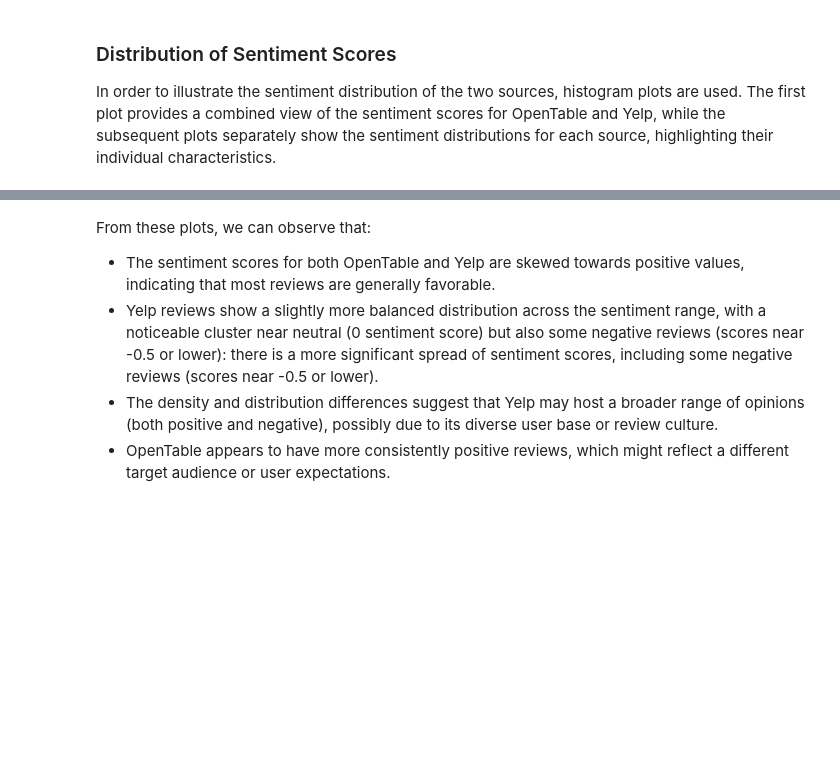
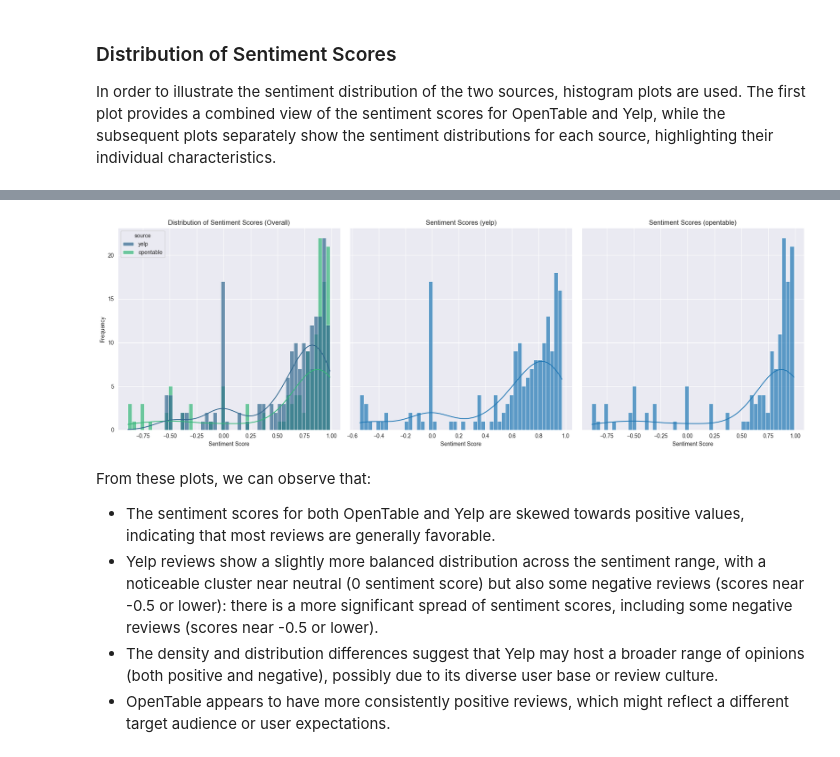
Before and after one commit to MarcoRiva6/webscraping-4-NLP, a Jupyter notebook: sentiment_analysis.ipynb, the cells around one changed output, grey strips where cells are left out. Cells and saved outputs as stored; diff of their text form; code cells hidden in the pictures; blank space fills up the shorter version.

```diff
--- a/sentiment_analysis.ipynb
+++ b/sentiment_analysis.ipynb
@@ -7,6 +7,7 @@ This notebook performs sentiment analysis on the cleaned reviews from the previo
 # %%
 # where to save and read the data from
 main_path = './'
+sources_path = "./sources"
 # %%
 !pip install -q langdetect
 !pip install -q vaderSentiment
@@ -30,6 +31,12 @@ import os
 # Sentiment Analysis
 
 The sentiment analysis is done using the VADER sentiment analysis tool. The reviews are first translated to English if they are not already in English. The sentiment score is then calculated for each review. The final output is a CSV file with the original reviews, the detected language, and the sentiment score.
+# %%
+# define global variables
+inital_datasets = []
+processed_datasets = []
+
+source_template = {'name': None, 'data': None, 'filename': None}
 # %% [markdown]
 ### Load the Data
 # %%
@@ -86,7 +98,8 @@ def analyze_sentiment(text):
 
 # Process the dataframe
 def process_reviews(dataframe, source_name):
-    dataframe['language'] = dataframe['text'].apply(detect_language)
+    if 'language' not in dataframe.columns or dataframe['language'].isnull() > 0:
+        dataframe['language'] = dataframe['text'].apply(detect_language)
     dataframe['translated_text'] = dataframe.apply(
         lambda row: translate_to_english(row['text'], row['language']), axis=1
     )
@@ -145,12 +161,9 @@ The sentiment-annotated data is loaded for visualization. The two sources are co
 # %%
-# Load the sentiment-annotated data
-opentable_reviews = pd.read_csv(main_path + "opentable_reviews_with_sentiment.csv")
-yelp_reviews = pd.read_csv(main_path + "yelp_reviews_with_sentiment.csv")
+for source in processed_datasets:
+    source['data']['source'] = source['name']
 
 # Combine datasets
-opentable_reviews['source'] = 'OpenTable'
-yelp_reviews['source'] = 'Yelp'
-combined_reviews = pd.concat([opentable_reviews, yelp_reviews], ignore_index=True)
+combined_reviews = pd.concat([source['data'] for source in processed_datasets], ignore_index=True)
 
 # Categorize sentiment
 def categorize_sentiment(score):
@@ -162,3 +175,4 @@ def categorize_sentiment(score):
         return 'Neutral'
 
 combined_reviews['sentiment_category'] = combined_reviews['sentiment_score'].apply(categorize_sentiment)
+combined_reviews.head()
@@ -221,3 +190,45 @@ plt.show()
+# %%
+import math
+num_of_sources = len(processed_datasets)
+graph_per_row = 3
+fig, axes = plt.subplots(math.ceil(num_of_sources / graph_per_row), graph_per_row, figsize=(18, 6), sharey=True)
+
+# Distribution of Sentiment Scores
+sns.histplot(
+    data=combined_reviews,
+    x='sentiment_score',
+    hue='source',
+    kde=True,
+    bins=50,
+    palette="viridis",
+    alpha=0.7,
+    ax=axes[0]
+)
+axes[0].set_title("Distribution of Sentiment Scores (Overall)")
+axes[0].set_xlabel("Sentiment Score")
+axes[0].set_ylabel("Frequency")
+handles, labels = axes[0].get_legend_handles_labels()
+
+# sources Sentiment Distribution
+for i, source in enumerate(processed_datasets):
+    sns.histplot(
+        data=source['data'],
+        x='sentiment_score',
+        kde=True,
+        bins=50,
+        alpha=0.7,
+        ax=axes[i + 1]
+    )
+    axes[i + 1].set_title(f"Sentiment Scores ({source['name']})")
+    axes[i + 1].set_xlabel("Sentiment Score")
+    axes[i + 1].set_ylabel("Frequency")
+    axes[i + 1].legend([], [], frameon=False)
+
+# Adjust layout
+plt.tight_layout()
+plt.show()
+# %% [output]
+[figure, added]
 # %% [markdown]
 From these plots, we can observe that:
 - The sentiment scores for both OpenTable and Yelp are skewed towards positive values, indicating that most reviews are generally favorable.
```
Also changed, not shown: parts of 14 cells of this notebook, 3 other files.
